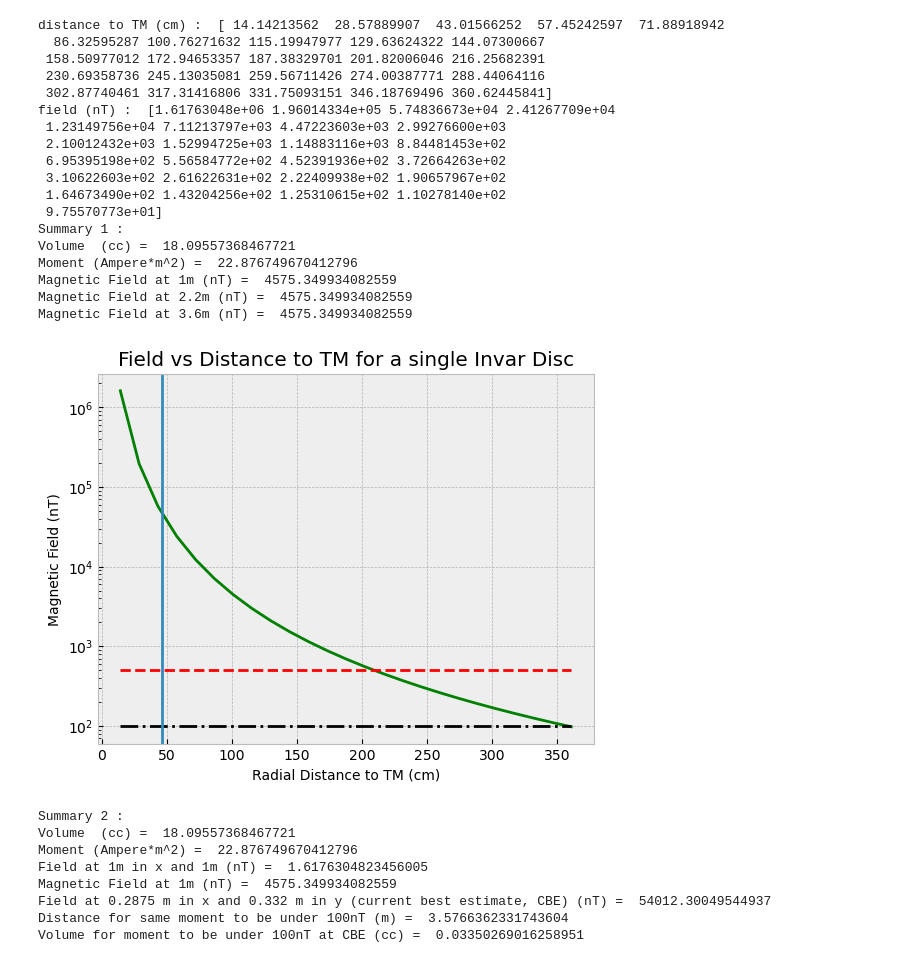
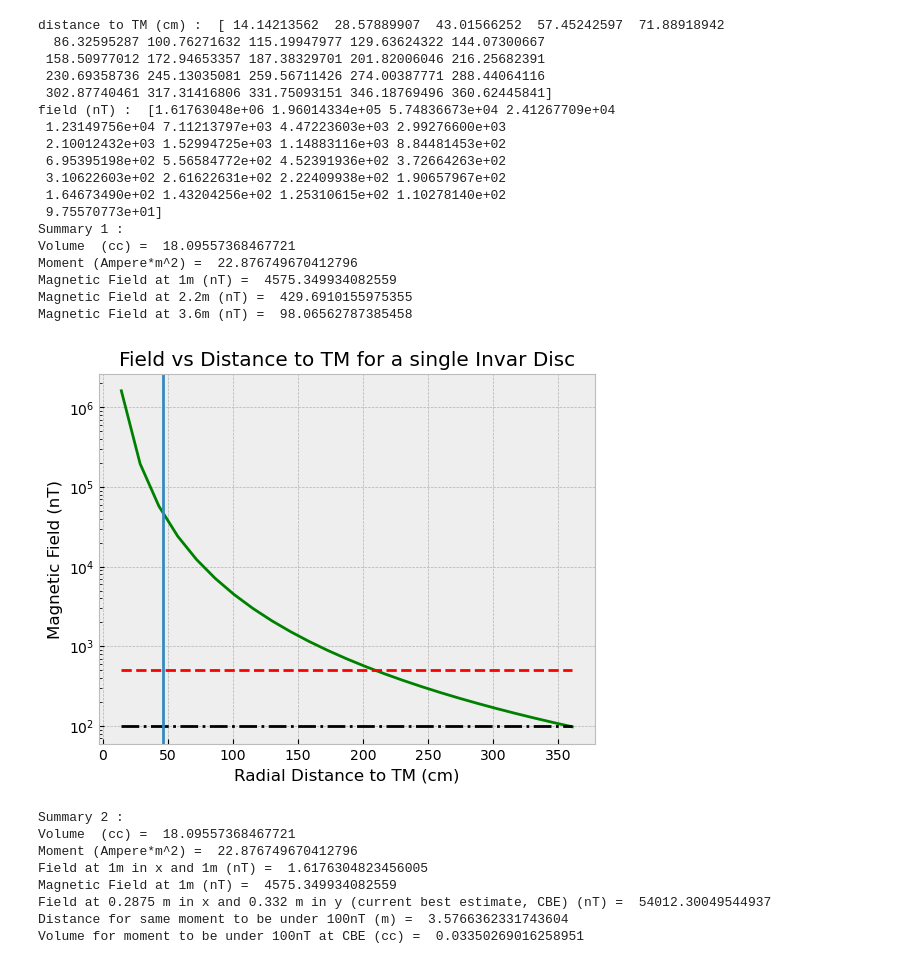
Before and after one commit to raidurgesh/MagneticField, a Jupyter notebook: Invar2.ipynb, the cells around one changed output. Saved outputs shown, nothing was run; the diff lists cells and outputs as text; code cells hidden in the pictures.

```diff
--- a/Invar2.ipynb
+++ b/Invar2.ipynb
@@ -1,7 +1,6 @@
 # %%
 import numpy as np
 import matplotlib.pyplot as plt
-
 # calculation of # atoms in cm, g
 Rad=4.8/2;
 Thick=1;
@@ -21,47 +20,49 @@ dist_TM = np.sqrt(x_TM**2+y_TM**2)*100
 # we calculate the feild using, B=mu*moment/2*pi*R^3, in nT
 field=mu*Moment/(2.*np.pi*(dist_TM/100)**3)*1e9
 field_1m=mu*Moment/(2.*np.pi*1**3)*1e9
+field_2p2m=mu*Moment/(2.*np.pi*(220/100)**3)*1e9
+field_3p6m=mu*Moment/(2.*np.pi*(360/100)**3)*1e9
 print("distance to TM (cm) : ", dist_TM)
 print("field (nT) : ", field)
 print("Summary 1 : ")
 print("Volume  (cc) = ", Vol)
 print("Moment (Ampere*m^2) = ", Moment)
 print("Magnetic Field at 1m (nT) = ", field_1m)
-print("Magnetic Field at 2.2m (nT) = ", field_1m)
-print("Magnetic Field at 3.6m (nT) = ", field_1m)
+print("Magnetic Field at 2.2m (nT) = ", field_2p2m)
+print("Magnetic Field at 3.6m (nT) = ", field_3p6m)
 #print("Volume  (cc),  Moment (Ampere*m^2), Permeability (Henry/m), Magnetic Field at 1m (nT)")
 #print(Vol, Moment, mu, field_1m)
 plt.style.use('bmh')
 plt.plot(dist_TM, field, 'g-')
 plt.plot(dist_TM,np.ones(np.shape(dist_TM))*500,'r--')
 plt.plot(dist_TM,np.ones(np.shape(dist_TM))*100,'k-.')
 plt.axvline(x = 46)
 plt.yscale("log")
 #plt.xscale("log")
 plt.title("Field vs Distance to TM for a single Invar Disc")
 plt.xlabel("Radial Distance to TM (cm)")
 plt.ylabel("Magnetic Field (nT)")
 plt.show()
 # %% [output]
 distance to TM (cm) :  [ 14.14213562  28.57889907  43.01566252  57.45242597  71.88918942
   86.32595287 100.76271632 115.19947977 129.63624322 144.07300667
  158.50977012 172.94653357 187.38329701 201.82006046 216.25682391
  230.69358736 245.13035081 259.56711426 274.00387771 288.44064116
  302.87740461 317.31416806 331.75093151 346.18769496 360.62445841]
 field (nT) :  [1.61763048e+06 1.96014334e+05 5.74836673e+04 2.41267709e+04
  1.23149756e+04 7.11213797e+03 4.47223603e+03 2.99276600e+03
  2.10012432e+03 1.52994725e+03 1.14883116e+03 8.84481453e+02
  6.95395198e+02 5.56584772e+02 4.52391936e+02 3.72664263e+02
  3.10622603e+02 2.61622631e+02 2.22409938e+02 1.90657967e+02
  1.64673490e+02 1.43204256e+02 1.25310615e+02 1.10278140e+02
  9.75570773e+01]
 Summary 1 :
 Volume  (cc) =  18.09557368467721
 Moment (Ampere*m^2) =  22.876749670412796
 Magnetic Field at 1m (nT) =  4575.349934082559
-Magnetic Field at 2.2m (nT) =  4575.349934082559
-Magnetic Field at 3.6m (nT) =  4575.349934082559
+Magnetic Field at 2.2m (nT) =  429.6910155975355
+Magnetic Field at 3.6m (nT) =  98.06562787385458
-[figure, old version]
+[figure, new version]
 # %%
 # Field at 1m in x and 1m in y in nT
 feild_1mX1m=mu*Moment/(2.*np.pi*(1.0**2.+1.0**2)**(3./2.))*1e6
```
